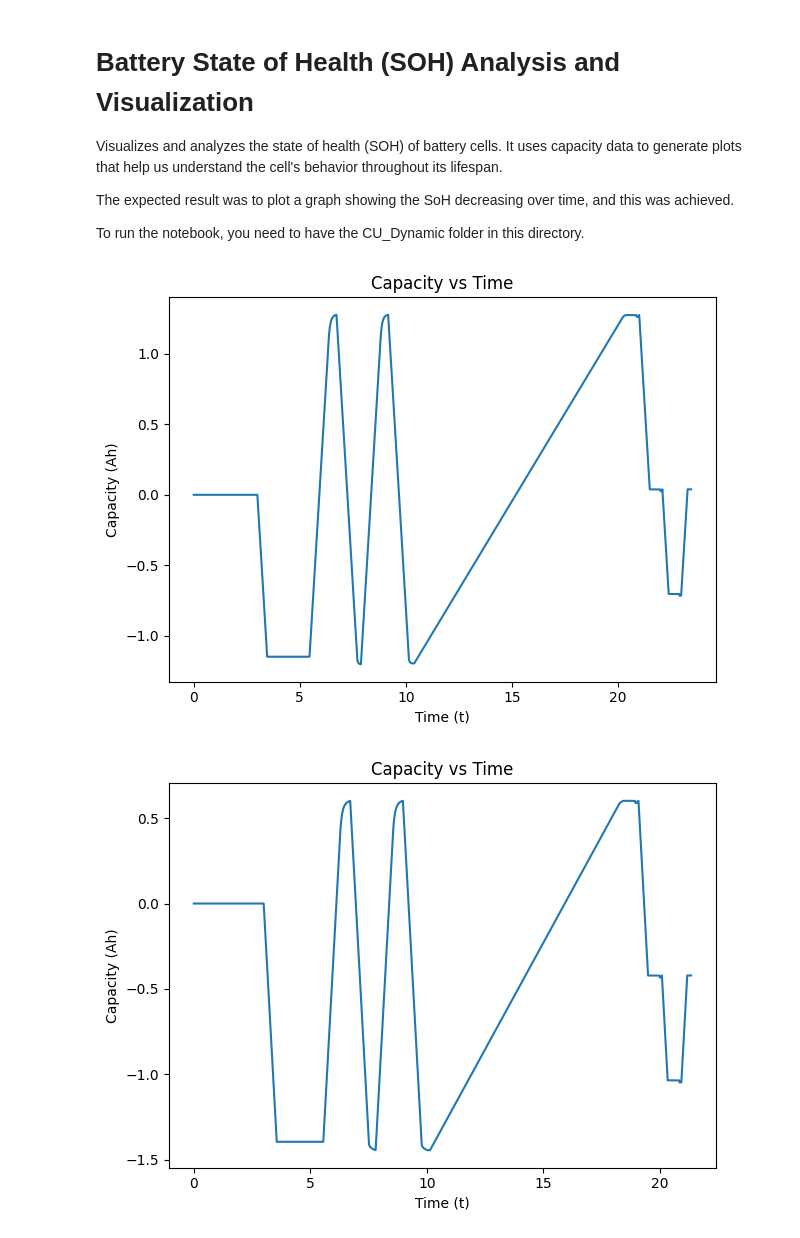
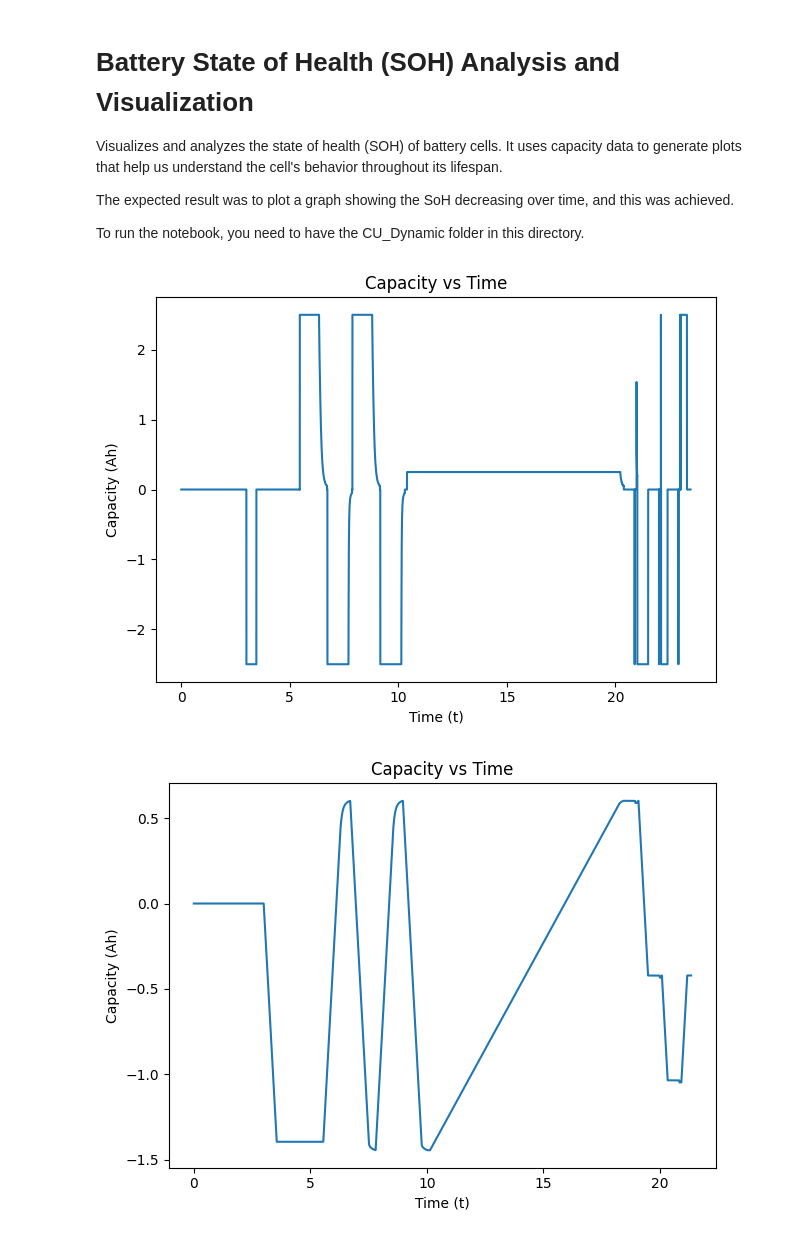
Before and after one commit to gsscala/star_dataset, a Jupyter notebook: soh-curve-single-cell/20250819-gss_gdtada-single-cell-soh-plot.ipynb, the cells around one changed output. Saved outputs shown, nothing was run; the diff lists cells and outputs as text; code cells hidden in the pictures.

```diff
--- a/soh-curve-single-cell/20250819-gss_gdtada-single-cell-soh-plot.ipynb
+++ b/soh-curve-single-cell/20250819-gss_gdtada-single-cell-soh-plot.ipynb
@@ -10,9 +10,9 @@ To run the notebook, you need to have the CU_Dynamic folder in this directory.
 from soh_plot_functions import *
 # %%
 # Load and analyze initial check-up data for cell BW-VTC-458
-initial_data = load_cell_data("CU_Dynamic/CU000/BW-VTC-458_7068_CU_cyc_000_BW-VTC-AgeVal.mat")
-plot_capacity_vs_time(initial_data["Time"], initial_data["Ah"])
+initial_data = load_cell_data("../CU_Dynamic/CU000/BW-VTC-458_7068_CU_cyc_000_BW-VTC-AgeVal.mat")
+plot_capacity_vs_time(initial_data["Time"], initial_data["I"])
 # %% [output]
-[figure, old version]
+[figure, new version]
 # %%
 # Load and analyze final check-up data for cell BW-VTC-458
```
Also changed, not shown: parts of 2 cells of this notebook, 2 other files.
